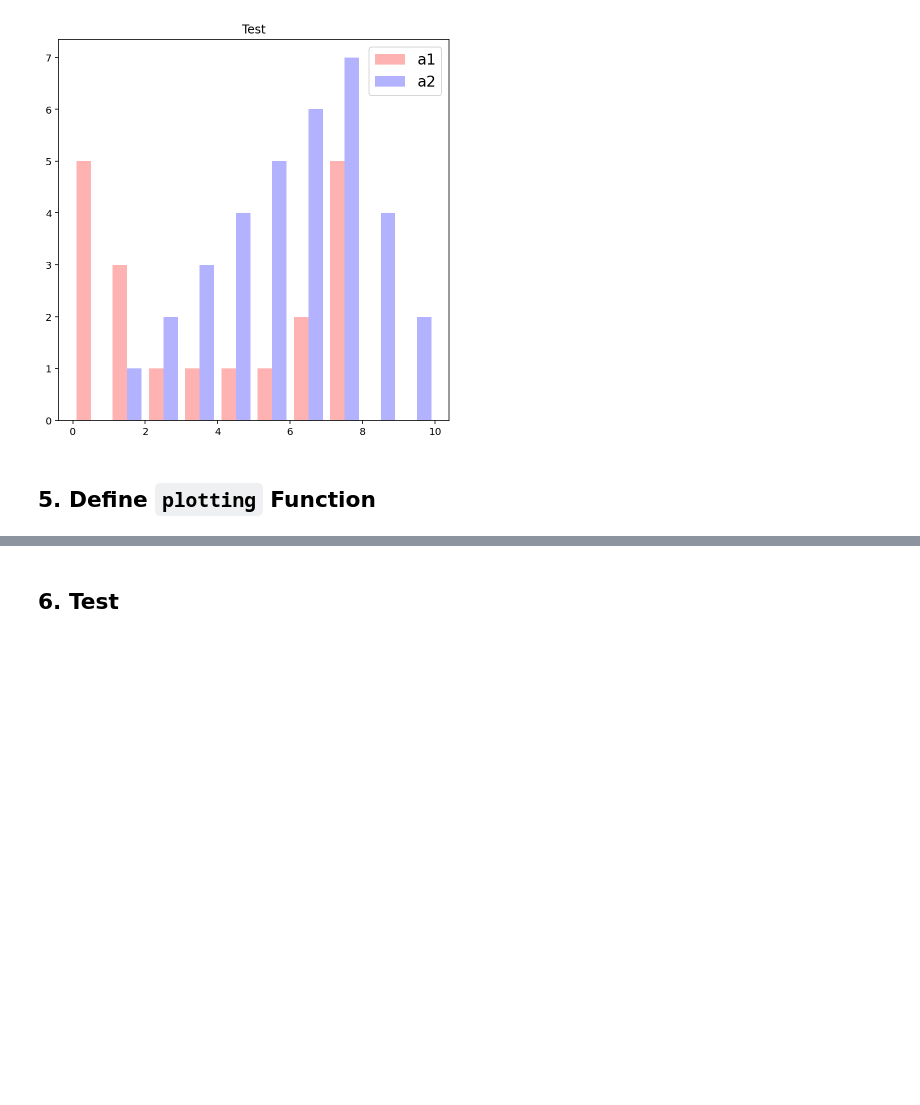
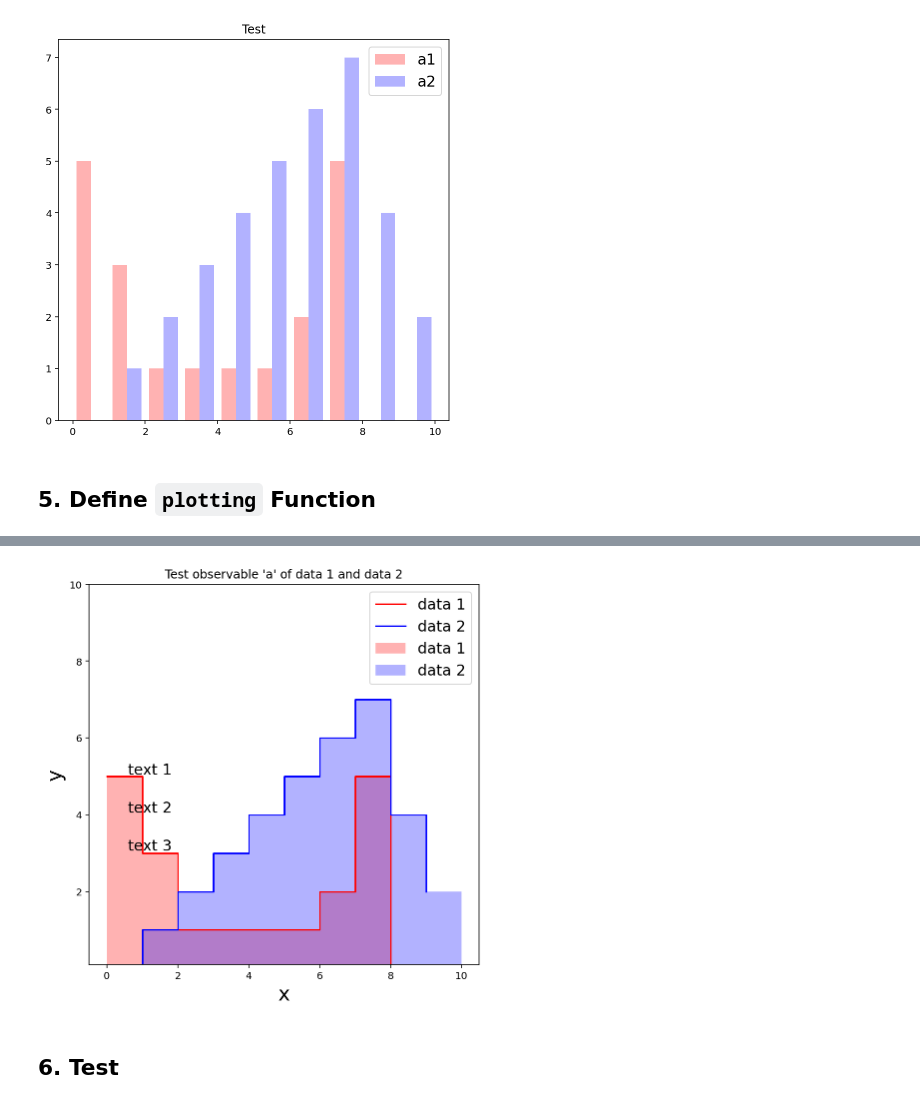
Before and after one commit to YW-Hsiao/svj_setting_master, a Jupyter notebook: test_plotting/test_2_histograms.ipynb, the cells around one changed output, grey strips where cells are left out. Saved outputs shown, nothing was run; the diff lists cells and outputs as text; code cells hidden in the pictures; blank space fills up the shorter version.

```diff
--- a/test_plotting/test_2_histograms.ipynb
+++ b/test_plotting/test_2_histograms.ipynb
@@ -211,3 +259,40 @@ plt.show()
+# %%
+# (2) Use list to collect pd.DataFrame() and for loop
+# 1. data
+obs = 'a'
+dataset = [df_1, df_2]
+data_color = ['red', 'blue']
+data_label = ["data 1", "data 2"]
+text = ['text 1', 'text 2', 'text 3']
+# text = []
+
+# 2. construct figure
+fig, ax = plt.subplots(1, 1, figsize=(7,7))
+binning = np.linspace(0, 10, 11)
+
+# 3. plot
+for i, data in enumerate(dataset):
+    ax.hist(data[obs], bins=binning, color=data_color[i], label=data_label[i], alpha=0.3)
+    hist, bins = np.histogram(data[obs].to_numpy(), bins=binning, weights=None)
+    ax.step(bins[:-1], hist, where='post', color=data_color[i], label=data_label[i])
+
+# 4. customize plot
+ax.set_title("Test observable 'a' of data 1 and data 2")
+ax.legend(fontsize=15)
+ax.set_xlabel('x', fontsize=20)
+ax.set_ylabel('y', fontsize=20)
+# ax.tick_params(axis='both', labelsize=15)
+# ax.set_yscale('log')
+# ax.set_xlim(0, 10)
+ax.set_ylim(1/10, 10)
+
+for i, tex in enumerate(text):
+    ax.text(0.1, 0.5-(i/10), tex, fontsize=15, transform=ax.transAxes)
+
+# 5. save and show plot
+plt.show()
+# %% [output]
+[figure, added]
 # %% [markdown]
 ## 6. Test
 # %%
```
Also changed, not shown: parts of 5 cells of this notebook, 1 other file.
